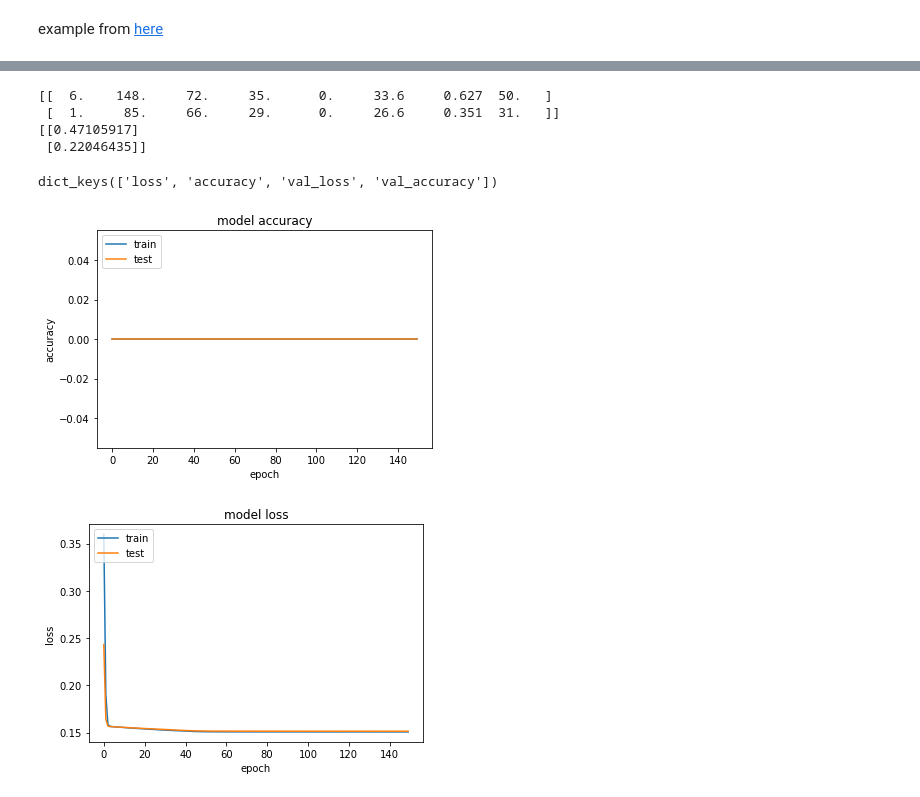
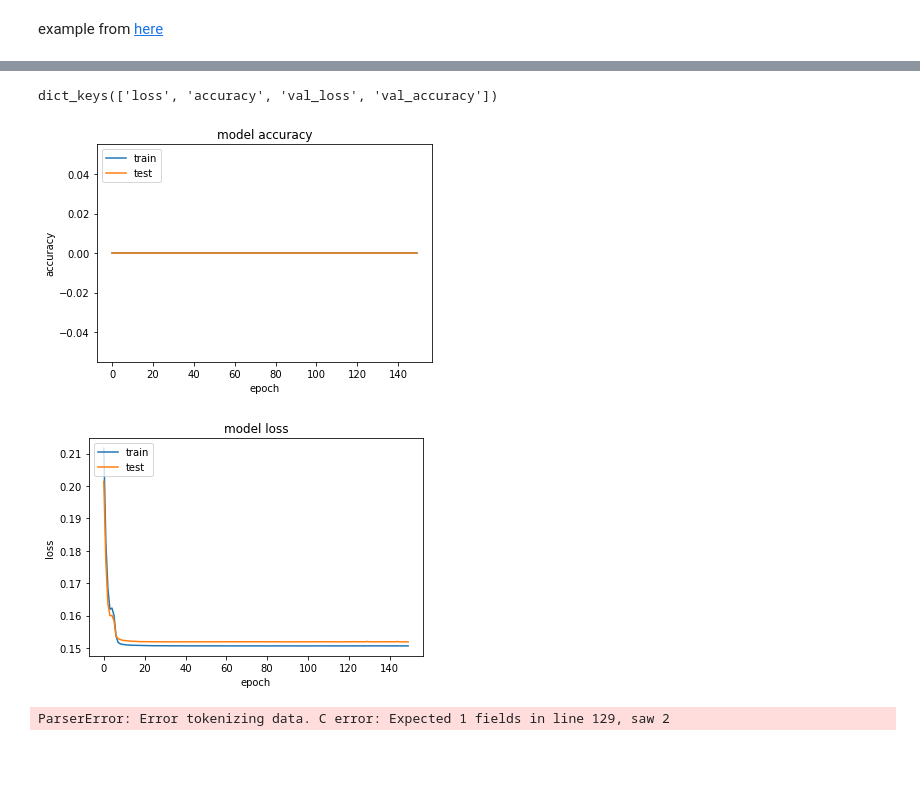
Before and after one commit to FoleyLab/wptherml_v1.0.0, a Jupyter notebook: example/keras_tutorial.ipynb, the cells around one changed output, grey strips where cells are left out. Drawn from its saved outputs; the diff is of its cells as text; code cells hidden in the pictures; blank space fills up the shorter version.

```diff
--- a/example/keras_tutorial.ipynb
+++ b/example/keras_tutorial.ipynb
@@ -9,15 +9,17 @@ from keras.layers import Dense
 # %%
 from keras.layers import Dense
 # load the dataset
-dataset = loadtxt('pv.csv', delimiter=',')
+dataset1 = loadtxt('keras_example.csv', delimiter=',')
+dataset2 = loadtxt('pv.csv', delimiter=',')
 # split into input (X) and output (y) variables
-X = dataset[:,0:8]
-y = dataset[:,8]
+X = dataset2[:,0:8]
+y = dataset2[:,8]
 # define the keras model
 model = Sequential()
 model.add(Dense(12, input_dim=8, activation='relu'))
 model.add(Dense(8, activation='relu'))
-model.add(Dense(1, activation='sigmoid'))
+model.add(Dense(1))
+#model.add(Dense(1, activation='sigmoid'))
 # compile the keras model
 model.compile(loss='binary_crossentropy', optimizer='adam', metrics=['accuracy'])
 # fit the keras model on the dataset
@@ -50,40 +52,72 @@ x_test = X[:2,:]
 predictions = model.predict(x_test)
 print(x_test)
 print(predictions)
-# %% [output]
-[[  6.    148.     72.     35.      0.     33.6     0.627  50.   ]
- [  1.     85.     66.     29.      0.     26.6     0.351  31.   ]]
-[[0.47105917]
- [0.22046435]]
 # %%
 import matplotlib.pyplot as plt
 model = Sequential()
 model.add(Dense(12, input_dim=8, activation='relu'))
 model.add(Dense(8, activation='relu'))
-model.add(Dense(1, activation='sigmoid'))
+model.add(Dense(1))
+#model.add(Dense(1, activation='sigmoid'))
 # Compile model
 model.compile(loss='binary_crossentropy', optimizer='adam', metrics=['accuracy'])
 # Fit the model
 history = model.fit(X, y, validation_split=0.33, epochs=150, batch_size=10, verbose=0)
 # list all data in history
 print(history.history.keys())
 # summarize history for accuracy
 plt.plot(history.history['accuracy'])
 plt.plot(history.history['val_accuracy'])
 plt.title('model accuracy')
 plt.ylabel('accuracy')
 plt.xlabel('epoch')
 plt.legend(['train', 'test'], loc='upper left')
 plt.show()
 # summarize history for loss
 plt.plot(history.history['loss'])
 plt.plot(history.history['val_loss'])
 plt.title('model loss')
 plt.ylabel('loss')
 plt.xlabel('epoch')
 plt.legend(['train', 'test'], loc='upper left')
 plt.show()
 # %% [output]
 dict_keys(['loss', 'accuracy', 'val_loss', 'val_accuracy'])
 [figure]
-[figure, old version]
+[figure, new version]
+# %%
+# mlp for regression from here: https://machinelearningmastery.com/tensorflow-tutorial-deep-learning-with-tf-keras/
+from numpy import sqrt
+from pandas import read_csv
+from sklearn.model_selection import train_test_split
+from tensorflow.keras import Sequential
+from tensorflow.keras.layers import Dense
+# load the dataset
+#path = 'https://raw.githubusercontent.com/jbrownlee/Datasets/master/housing.csv'
+path = 'https://github.com/FoleyLab/wptherml/blob/neural-net/example/pv.csv'
+df = read_csv(path, header=None)
+# split into input and output columns
+X, y = df.values[:, :-1], df.values[:, -1]
+# split into train and test datasets
+X_train, X_test, y_train, y_test = train_test_split(X, y, test_size=0.33)
+print(X_train.shape, X_test.shape, y_train.shape, y_test.shape)
+# determine the number of input features
+n_features = X_train.shape[1]
+# define model
+model = Sequential()
+model.add(Dense(10, activation='relu', kernel_initializer='he_normal', input_shape=(n_features,)))
+model.add(Dense(8, activation='relu', kernel_initializer='he_normal'))
+model.add(Dense(1))
+# compile the model
+model.compile(optimizer='adam', loss='mse')
+# fit the model
+model.fit(X_train, y_train, epochs=150, batch_size=32, verbose=0)
+# evaluate the model
+error = model.evaluate(X_test, y_test, verbose=0)
+print('MSE: %.3f, RMSE: %.3f' % (error, sqrt(error)))
+# make a prediction
+row = [0.00632,18.00,2.310,0,0.5380,6.5750,65.20,4.0900,1,296.0,15.30,396.90,4.98]
+yhat = model.predict([row])
+print('Predicted: %.3f' % yhat)
+# %% [output]
+ParserError: Error tokenizing data. C error: Expected 1 fields in line 129, saw 2
```
Also changed, not shown: parts of 1 cell of this notebook, 3 other files.
